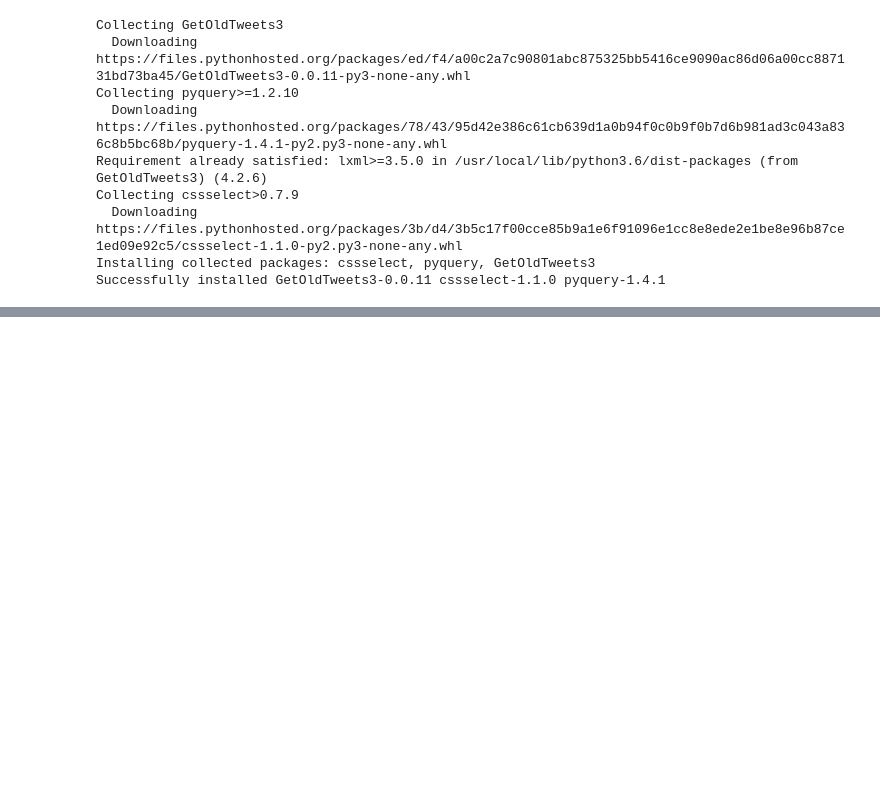
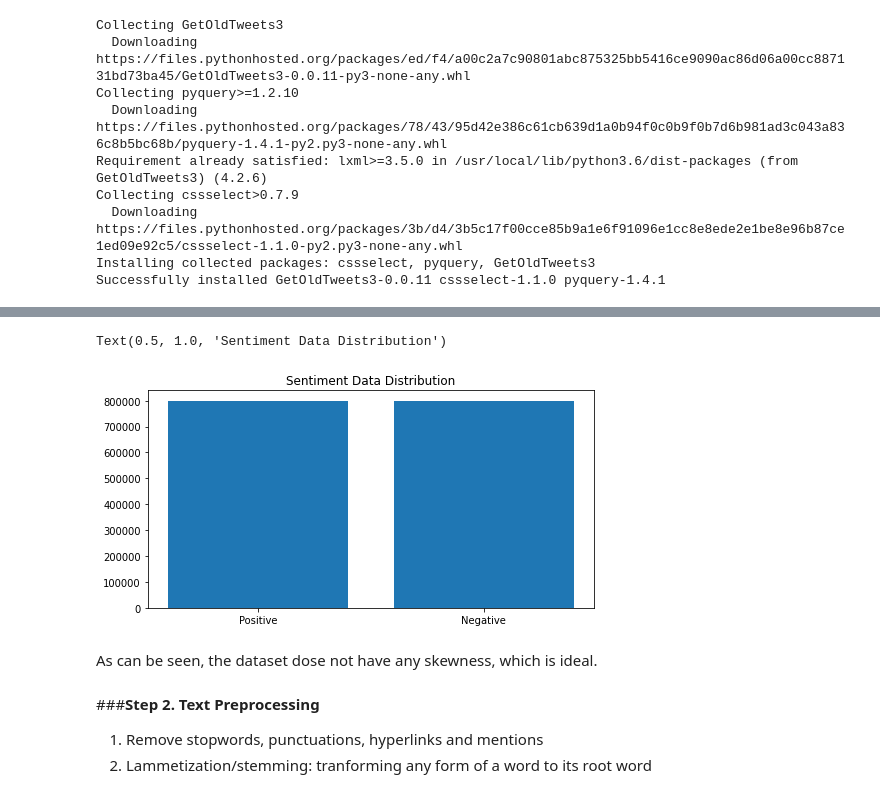
Before and after one commit to UliksSekiraqa/StockMarketAnalysis, a Jupyter notebook: Twitter_API.ipynb, the cells around one changed output, grey strips where cells are left out. Drawn from its saved outputs; the diff is of its cells as text; code cells hidden in the pictures; blank space fills up the shorter version.

Commit message:
Implemented a model to categorise positive or negative tweets, and supplied training data

```diff
--- a/Twitter_API.ipynb
+++ b/Twitter_API.ipynb
@@ -24,0 +159,7 @@ I don’t know the facts or do I have proof but I feel as though Covid is actual
+# %%
+# the 'target' column is the labeled sentiment
+DATASET_COLUMNS = ["target", "id", "date", "flag", "user", "text"]
+sentiment = pd.read_csv('sentiment140.csv', names=DATASET_COLUMNS, encoding='latin',
+                        engine='python', error_bad_lines=False)
+
+sentiment.head()
@@ -24,0 +173,4 @@ I don’t know the facts or do I have proof but I feel as though Covid is actual
+# %%
+# train only on 'text' to classify the 'sentiment'
+sentiment = sentiment.drop(['id', 'date', 'flag', 'user'], axis=1)
+sentiment
@@ -24,0 +207,9 @@ I don’t know the facts or do I have proof but I feel as though Covid is actual
+# %%
+# label the sentiment: [0]: Negative, [4]: Positive
+label_to_sentiment = {0:'Negative', 4:'Positive'}
+
+def label_decoder(label):
+    return label_to_sentiment[label]
+sentiment['target'] = sentiment['target'].apply(lambda x: label_decoder(x))
+
+sentiment
@@ -24,0 +223,15 @@ I don’t know the facts or do I have proof but I feel as though Covid is actual
+# %%
+val_count = sentiment['target'].value_counts()
+
+plt.figure(figsize=(8,4))
+plt.bar(val_count.index, val_count.values)
+plt.title("Sentiment Data Distribution")
+# %% [output]
+Text(0.5, 1.0, 'Sentiment Data Distribution')
+[figure, added]
+# %% [markdown]
+As can be seen, the dataset dose not have any skewness, which is ideal.
+# %% [markdown]
+###**Step 2. Text Preprocessing**
+1. Remove stopwords, punctuations, hyperlinks and mentions
+2. Lammetization/stemming: tranforming any form of a word to its root word
```
Also changed, not shown: parts of 65 cells of this notebook.
